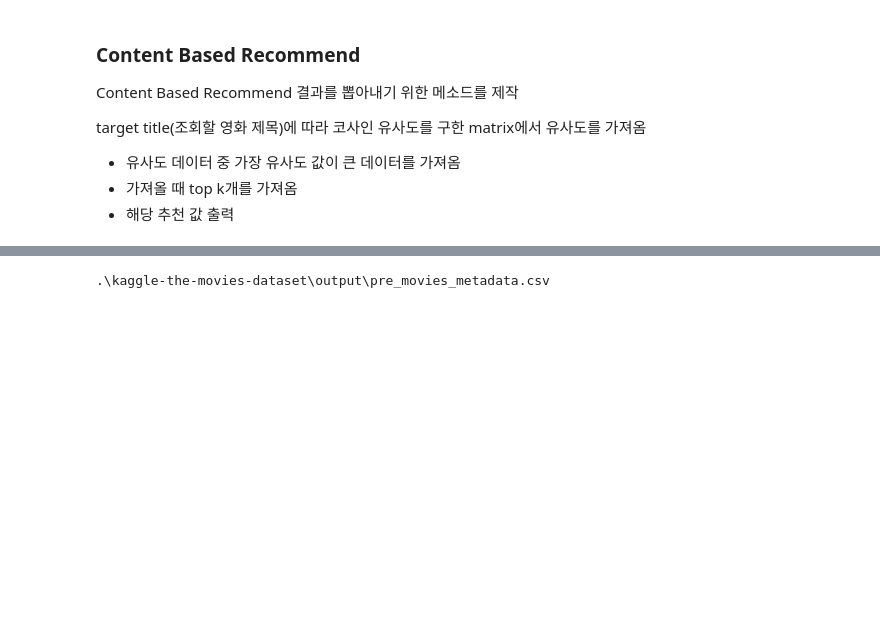
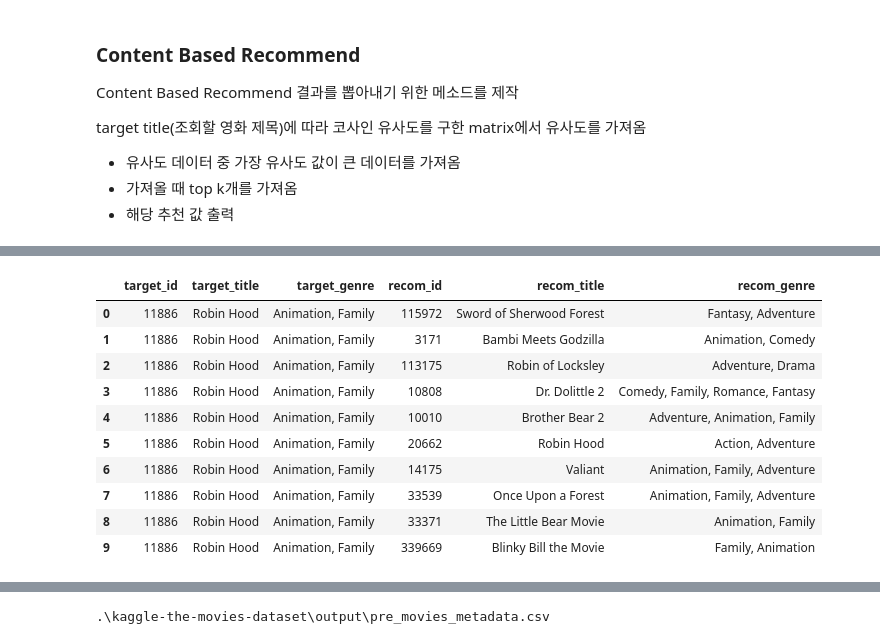
Before and after one commit to sanghyun0603/CoffeeBrew, a Jupyter notebook: server-recom/jupyter/movie/movie_cbf.ipynb, the cells around one changed output, grey strips where cells are left out. Cells and saved outputs as stored; diff of their text form; code cells hidden in the pictures; blank space fills up the shorter version.

```diff
--- a/server-recom/jupyter/movie/movie_cbf.ipynb
+++ b/server-recom/jupyter/movie/movie_cbf.ipynb
@@ -304,0 +403,14 @@ genre_recommendations('The Dark Knight Rises', cosine_sim_df, movie_data)
+# %%
+genre_recommendations_by_title('Robin Hood', cosine_sim_df, movie_data)
+# %% [output]
+|  | target_id | target_title | target_genre | recom_id | recom_title | recom_genre |
+| 0 | 11886 | Robin Hood | Animation, Family | 115972 | Sword of Sherwood Forest | Fantasy, Adventure |
+| 1 | 11886 | Robin Hood | Animation, Family | 3171 | Bambi Meets Godzilla | Animation, Comedy |
+| 2 | 11886 | Robin Hood | Animation, Family | 113175 | Robin of Locksley | Adventure, Drama |
+| 3 | 11886 | Robin Hood | Animation, Family | 10808 | Dr. Dolittle 2 | Comedy, Family, Romance, Fantasy |
+| 4 | 11886 | Robin Hood | Animation, Family | 10010 | Brother Bear 2 | Adventure, Animation, Family |
+| 5 | 11886 | Robin Hood | Animation, Family | 20662 | Robin Hood | Action, Adventure |
+| 6 | 11886 | Robin Hood | Animation, Family | 14175 | Valiant | Animation, Family, Adventure |
+| 7 | 11886 | Robin Hood | Animation, Family | 33539 | Once Upon a Forest | Animation, Family, Adventure |
+| 8 | 11886 | Robin Hood | Animation, Family | 33371 | The Little Bear Movie | Animation, Family |
+| 9 | 11886 | Robin Hood | Animation, Family | 339669 | Blinky Bill the Movie | Family, Animation |
```
Also changed, not shown: parts of 28 cells of this notebook, 1 other file.
